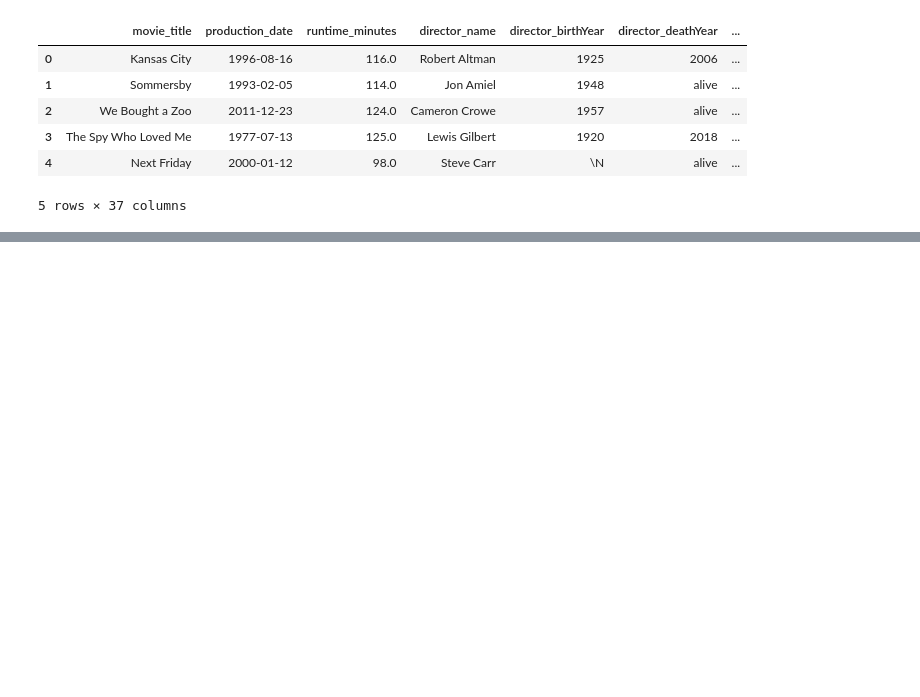
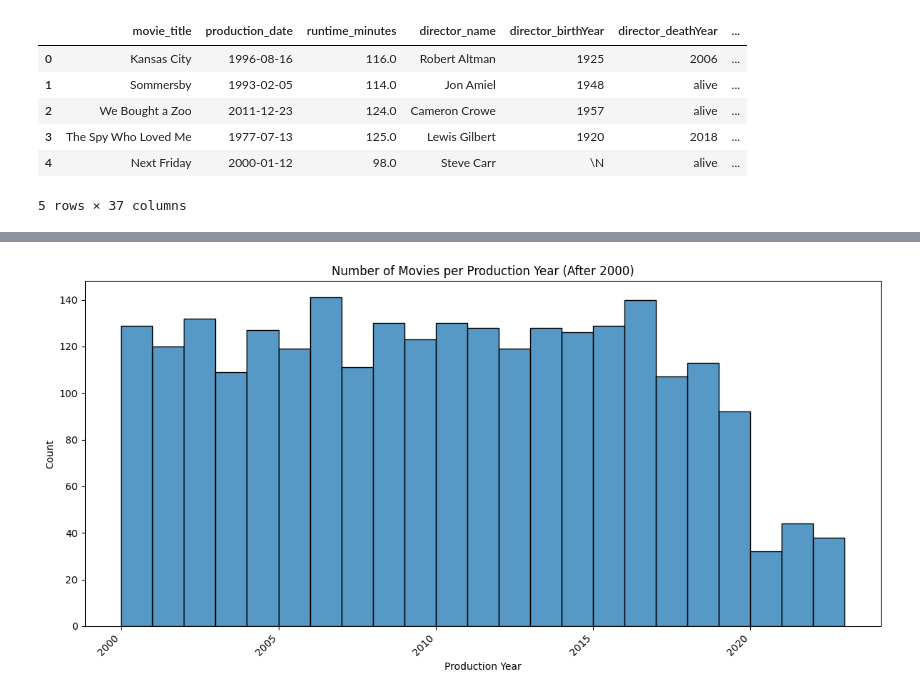
Before and after one commit to kaminskaz/PROJEKT2_ML_klasteryzacja, a Jupyter notebook: KM1/EDA_final.ipynb, the cells around one changed output, grey strips where cells are left out. Drawn from its saved outputs; the diff is of its cells as text; code cells hidden in the pictures; blank space fills up the shorter version.

Commit message:
final updates after validation

```diff
--- a/KM1/EDA_final.ipynb
+++ b/KM1/EDA_final.ipynb
@@ -548,0 +582,18 @@ df.head()
+# %%
+import matplotlib.pyplot as plt
+import seaborn as sns
+
+
+# Filter the DataFrame for movies produced after the year 2000
+df_filtered = df[df['production_year'] >= 2000]
+
+plt.figure(figsize=(12, 6))
+histplot = sns.histplot(data=df_filtered, x='production_year', bins=range(2000, df_filtered['production_year'].max() + 2))
+plt.xticks(rotation=45, ha='right')
+plt.ylabel('Count')
+plt.xlabel('Production Year')
+plt.title('Number of Movies per Production Year (After 2000)')
+plt.tight_layout()
+plt.show()
+# %% [output]
+[figure, added]
```
Also changed, not shown: parts of 10 cells of this notebook.
